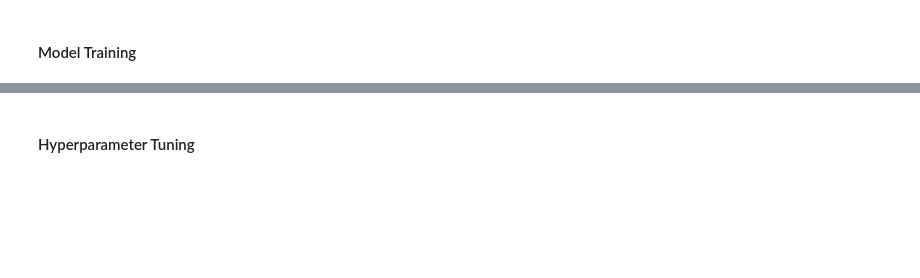
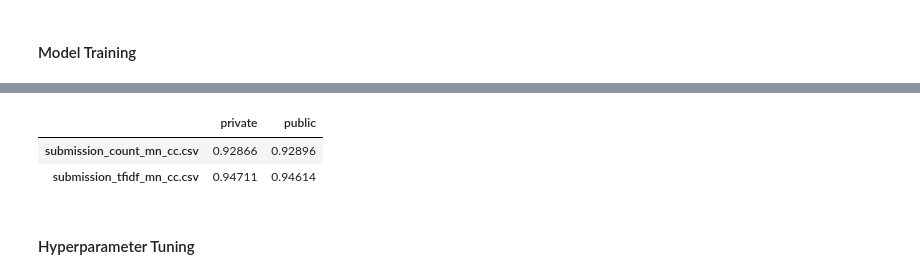
Before and after one commit to francheska-vicente/stintsy-project, a Jupyter notebook: ToxicComment_S13_Group8_Supplementary.ipynb, the cells around one changed output, grey strips where cells are left out. Drawn from its saved outputs; the diff is of its cells as text; code cells hidden in the pictures; blank space fills up the shorter version.

```diff
--- a/ToxicComment_S13_Group8_Supplementary.ipynb
+++ b/ToxicComment_S13_Group8_Supplementary.ipynb
@@ -891,2 +1019,11 @@ sample_submission.to_csv(f'results/submission_count_mn_cc.csv', index = False)
+# %%
+pd.DataFrame(
+    data={'private': [0.92866, 0.94711], 'public': [0.92896, 0.94614]},
+    index=['submission_count_mn_cc.csv', 'submission_tfidf_mn_cc.csv']
+)
+# %% [output]
+|  | private | public |
+| submission_count_mn_cc.csv | 0.92866 | 0.92896 |
+| submission_tfidf_mn_cc.csv | 0.94711 | 0.94614 |
 # %% [markdown]
 #### Hyperparameter Tuning
```
Also changed, not shown: parts of 138 cells of this notebook, 6 other files.
